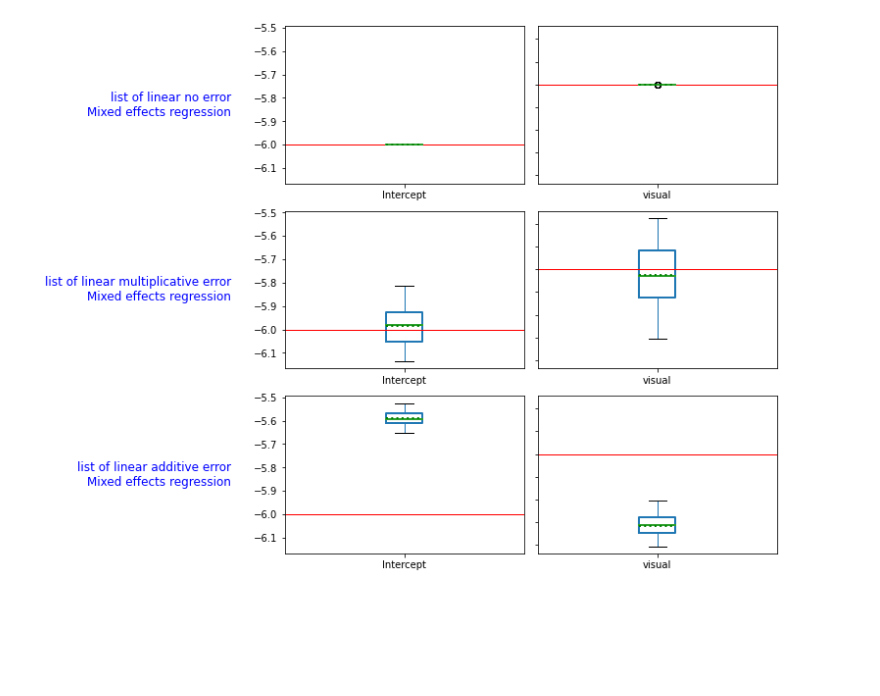
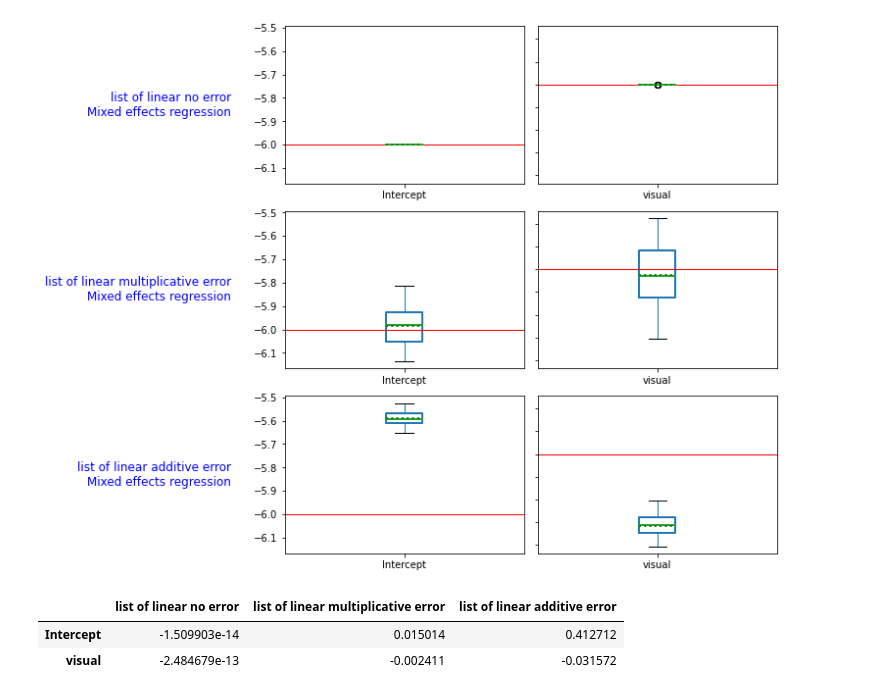
Before and after one commit to ZacharyVernec/smile, a Jupyter notebook: Simulations.ipynb, the cells around one changed output. Drawn from its saved outputs; the diff is of its cells as text; code cells hidden in the pictures; blank space fills up the shorter version.

Commit message:
Added get_biases()

```diff
--- a/Simulations.ipynb
+++ b/Simulations.ipynb
@@ -162,3 +164,13 @@ plt.tight_layout()
 plt.show()
 # %% [output]
 [figure]
+# %%
+import pandas as pd
+list_of_biases = [results.get_biases([intercept_truth, slope_truth]) for results in list_of_results]
+df_of_biases = pd.concat(list_of_biases, axis=1)
+df_of_biases.columns = [poplist.title for poplist in list_of_poplists]
+df_of_biases
+# %% [output]
+|  | list of linear no error | list of linear multiplicative error | list of linear additive error |
+| Intercept | -1.509903e-14 | 0.015014 | 0.412712 |
+| visual | -2.484679e-13 | -0.002411 | -0.031572 |
```
Also changed, not shown: parts of 2 cells of this notebook, 1 other file.
